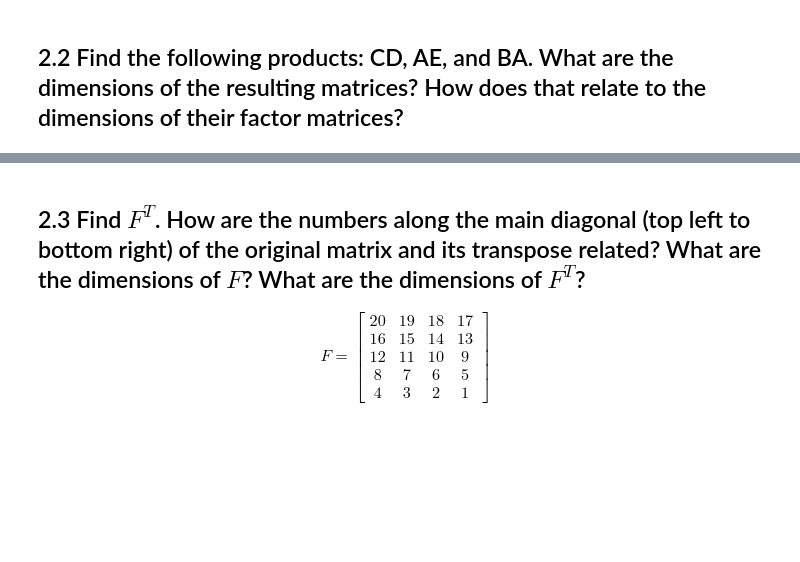
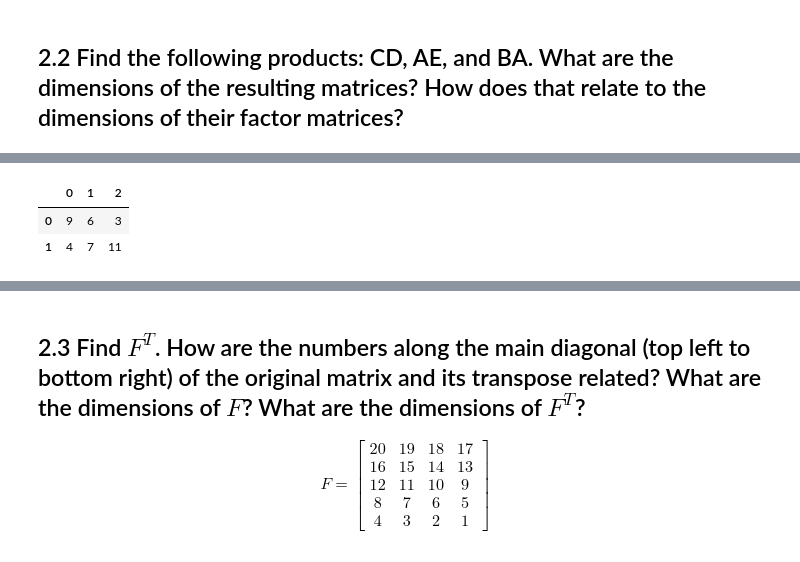
Before and after one commit to ChristianJJohnson/DS-Unit-1-Sprint-3-Linear-Algebra, a Jupyter notebook: module1-vectors-and-matrices/LS_DS_131_Vectors_and_Matrices_Assignment.ipynb, the cells around one changed output, grey strips where cells are left out. Saved outputs shown, nothing was run; the diff lists cells and outputs as text; code cells hidden in the pictures; blank space fills up the shorter version.

```diff
--- a/module1-vectors-and-matrices/LS_DS_131_Vectors_and_Matrices_Assignment.ipynb
+++ b/module1-vectors-and-matrices/LS_DS_131_Vectors_and_Matrices_Assignment.ipynb
@@ -216,6 +217,13 @@ Norm G [longest]: 8.18535277187245
 Norm H: 6.0
 # %% [markdown]
 # Part 2 - Matrices
+# %%
+A = np.array([[1,2],[3,4],[5,6]])
+B = np.array([[2,4,6]])
+C = np.array([[9,6,3],[4,7,11]])
+D = np.array([[1,0,0],[0,1,0],[0,0,1]])
+E = np.array([[1,3],[5,7]])
+F = np.array([[20,19,18,17],[16,15,14,13],[12,11,10,9],[8,7,6,5],[4,3,2,1]])
 # %% [markdown]
 ## 2.1 What are the dimensions of the following matrices? Which of the following can be multiplied together? See if you can find all of the different legal combinations.
 \begin{align}
@@ -255,0 +275,7 @@ E: 2x2
+# %%
+CD = np.matmul(C,D)
+pd.DataFrame(CD)
+# %% [output]
+|  | 0 | 1 | 2 |
+| 0 | 9 | 6 | 3 |
+| 1 | 4 | 7 | 11 |
```
Also changed, not shown: parts of 14 cells of this notebook.
